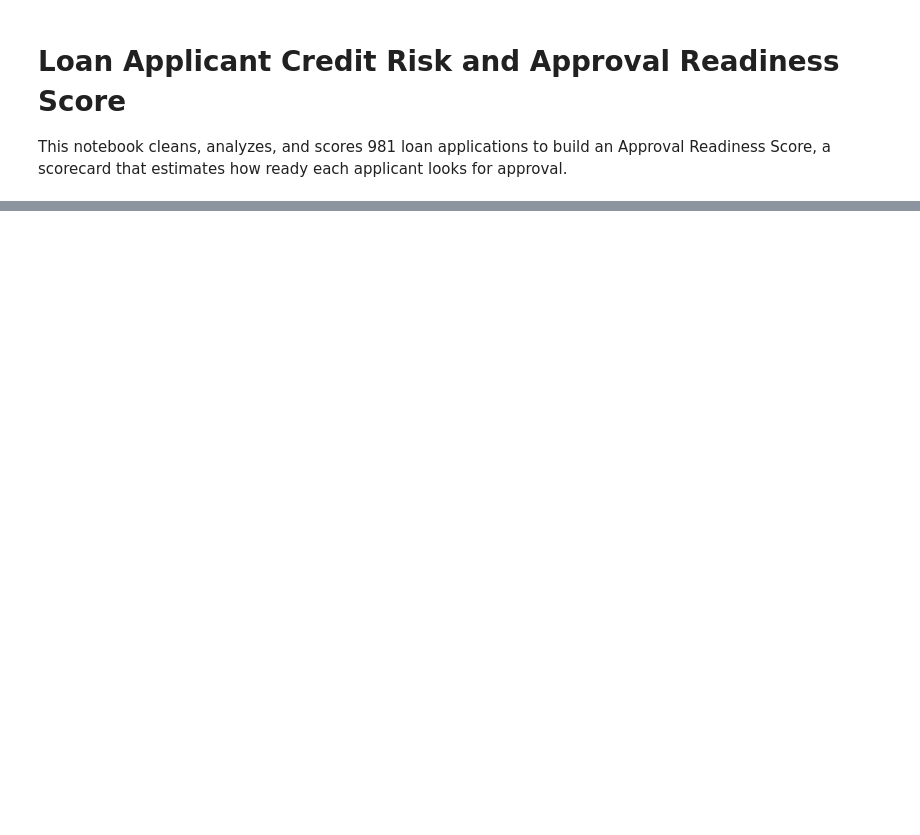
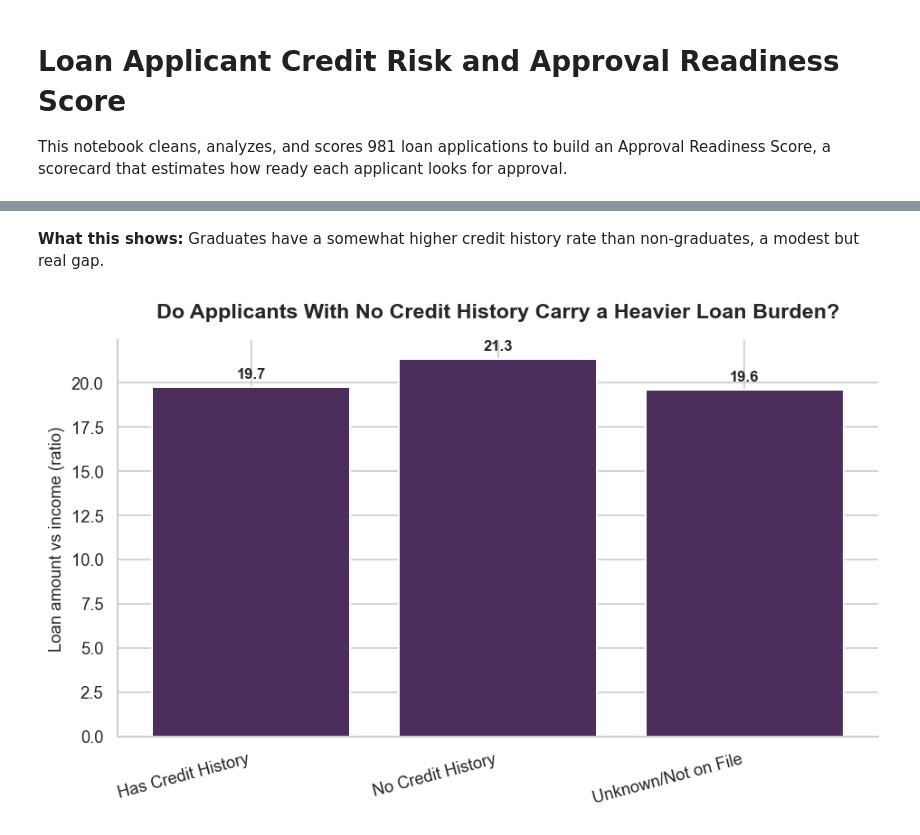
Before and after one commit to DebbyA007/loan-cleaning-project, a Jupyter notebook: loan_analysis.ipynb, the cells around one changed output, grey strips where cells are left out. Cells and saved outputs as stored; diff of their text form; code cells hidden in the pictures; blank space fills up the shorter version.

```diff
--- a/loan_analysis.ipynb
+++ b/loan_analysis.ipynb
@@ -221,0 +245,7 @@ Credit history drives most of the score. Applicants with no credit history ask f
+# %% [markdown]
+**What this shows:** Graduates have a somewhat higher credit history rate than non-graduates, a modest but real gap.
+# %%
+ratio = df.groupby("Credit_History_Status")["LoanIncomeRatio"].mean().round(2)
+pretty_bar(ratio, "Do Applicants With No Credit History Carry a Heavier Loan Burden?", "Loan amount vs income (ratio)", color="#4B2E5B")
+# %% [output]
+[figure, added]
```
Also changed, not shown: parts of 41 cells of this notebook, 5 other files.
